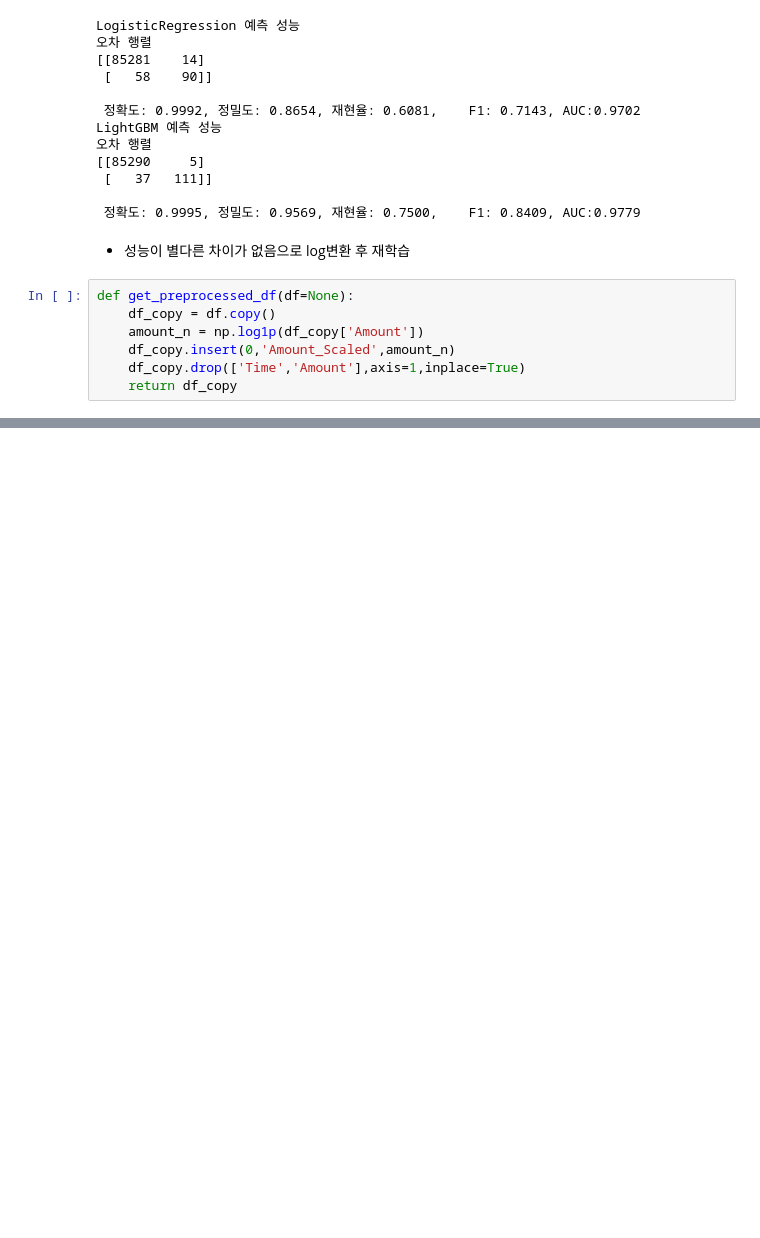
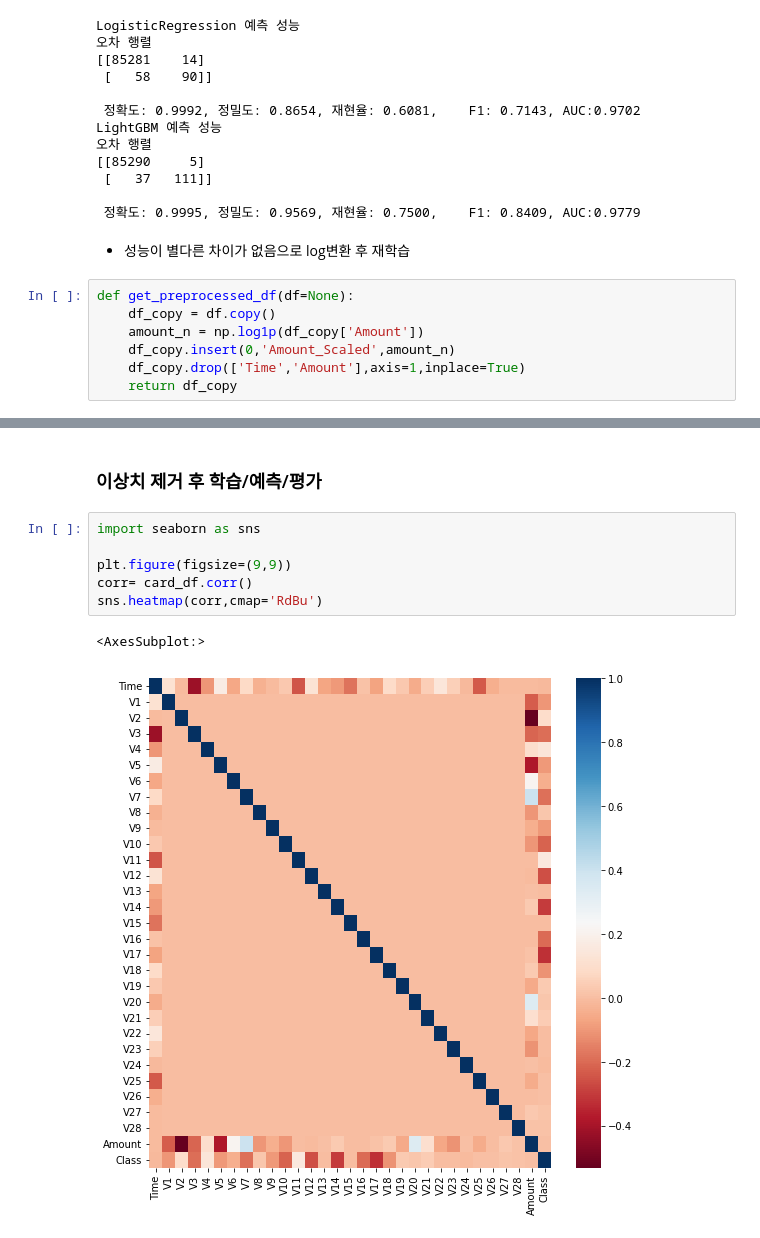
Before and after one commit to Ztrillion/ML, a Jupyter notebook: Kaggle_ex/classification(SMOTE).ipynb, the cells around one changed output, grey strips where cells are left out. Drawn from its saved outputs; the diff is of its cells as text; blank space fills up the shorter version.

```diff
--- a/Kaggle_ex/classification(SMOTE).ipynb
+++ b/Kaggle_ex/classification(SMOTE).ipynb
@@ -166,0 +189,11 @@ def get_preprocessed_df(df=None):
+# %% [markdown]
+### 이상치 제거 후 학습/예측/평가
+# %%
+import seaborn as sns
+
+plt.figure(figsize=(9,9))
+corr= card_df.corr()
+sns.heatmap(corr,cmap='RdBu')
+# %% [output]
+<AxesSubplot:>
+[figure, added]
```
Also changed, not shown: parts of 11 cells of this notebook.
